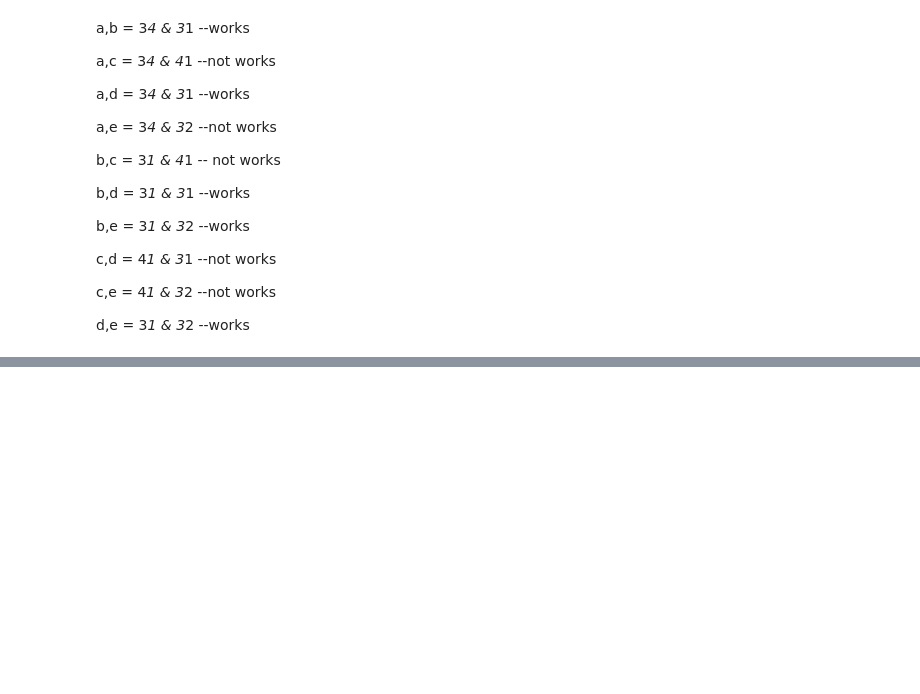
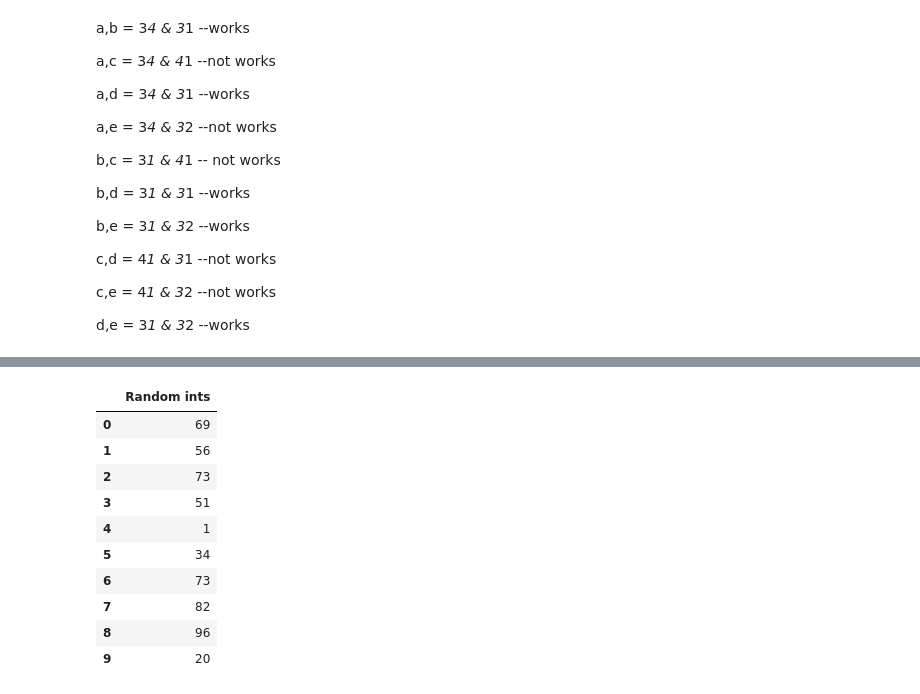
Before and after one commit to SurabhiSrivastav/Numpy_Pandas, a Jupyter notebook: Numpy&Pandas_Codebasics/Numpy.ipynb, the cells around one changed output, grey strips where cells are left out. Cells and saved outputs as stored; diff of their text form; code cells hidden in the pictures; blank space fills up the shorter version.

```diff
--- a/Numpy&Pandas_Codebasics/Numpy.ipynb
+++ b/Numpy&Pandas_Codebasics/Numpy.ipynb
@@ -681,0 +739,16 @@ d,e = 3*1 & 3*2 --works
+# %%
+# similarly using np
+dataf=pd.DataFrame(np.random.randint(0,100,size=(10,1)), columns =['Random ints'])
+dataf
+# %% [output]
+|  | Random ints |
+| 0 | 69 |
+| 1 | 56 |
+| 2 | 73 |
+| 3 | 51 |
+| 4 | 1 |
+| 5 | 34 |
+| 6 | 73 |
+| 7 | 82 |
+| 8 | 96 |
+| 9 | 20 |
```
Also changed, not shown: parts of 10 cells of this notebook, 8 other files.
